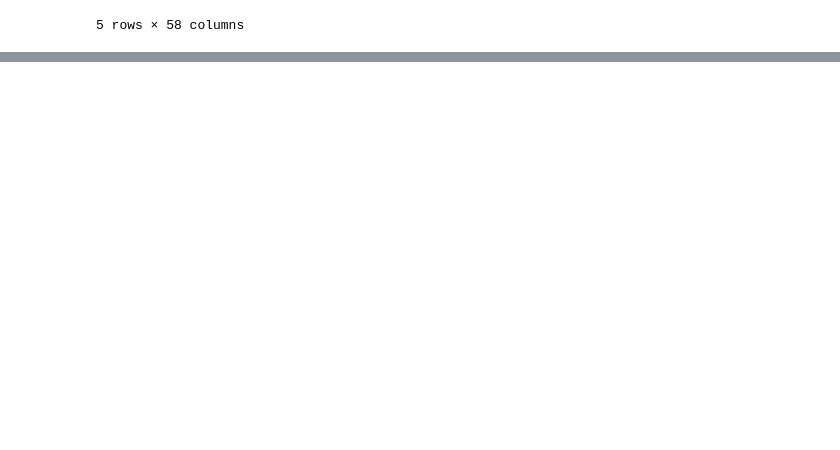
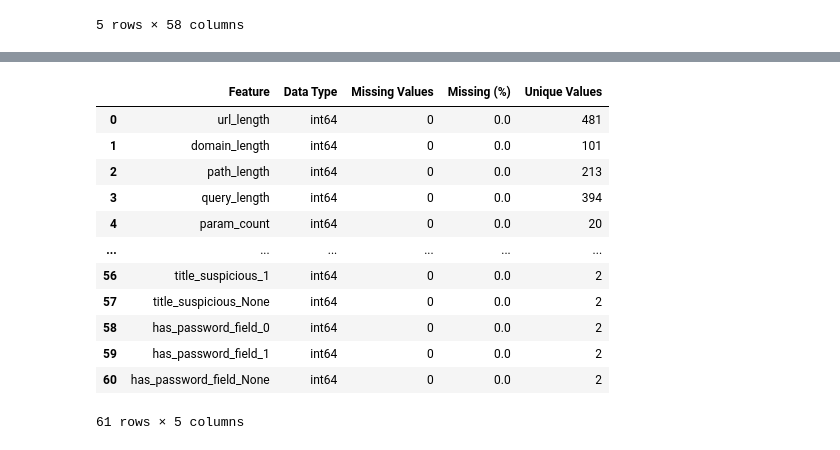
Before and after one commit to ajay-nagpal/Phishing-URL-detector, a Jupyter notebook: phishing_url_detector.ipynb, the cells around one changed output, grey strips where cells are left out. Cells and saved outputs as stored; diff of their text form; code cells hidden in the pictures; blank space fills up the shorter version.

```diff
--- a/phishing_url_detector.ipynb
+++ b/phishing_url_detector.ipynb
@@ -1788,0 +1297,30 @@ display(
+# %%
+# Replace missing values in continuous
+# numerical features using
+# median imputation.
+
+median_features = [
+    "domain_age_days",
+    "dns_ip_count",
+    "form_count",
+    "external_link_ratio"
+]
+
+for feature in median_features:
+
+    df[feature] = (
+        df[feature]
+        .fillna(
+            df[feature].median()
+        )
+    )
+# Replace missing values in the
+# HTTP status feature using
+# mode imputation.
+
+df["http_status"] = (
+    df["http_status"]
+    .fillna(
+        df["http_status"].mode()[0]
+    )
+)
@@ -1788,0 +1504,28 @@ display(
+# %%
+# Create a summary table for all features.
+
+feature_summary = pd.DataFrame({
+    "Feature": df.columns,
+    "Data Type": df.dtypes.astype(str).values,
+    "Missing Values": df.isna().sum().values,
+    "Missing (%)": (
+        df.isna().sum() / len(df) * 100
+    ).round(2).values,
+    "Unique Values": df.nunique().values
+})
+
+display(feature_summary)
+# %% [output]
+|  | Feature | Data Type | Missing Values | Missing (%) | Unique Values |
+| 0 | url_length | int64 | 0 | 0.0 | 481 |
+| 1 | domain_length | int64 | 0 | 0.0 | 101 |
+| 2 | path_length | int64 | 0 | 0.0 | 213 |
+| 3 | query_length | int64 | 0 | 0.0 | 394 |
+| 4 | param_count | int64 | 0 | 0.0 | 20 |
+| ... | ... | ... | ... | ... | ... |
+| 56 | title_suspicious_1 | int64 | 0 | 0.0 | 2 |
+| 57 | title_suspicious_None | int64 | 0 | 0.0 | 2 |
+| 58 | has_password_field_0 | int64 | 0 | 0.0 | 2 |
+| 59 | has_password_field_1 | int64 | 0 | 0.0 | 2 |
+| 60 | has_password_field_None | int64 | 0 | 0.0 | 2 |
+61 rows × 5 columns
```
Also changed, not shown: parts of 127 cells of this notebook.
